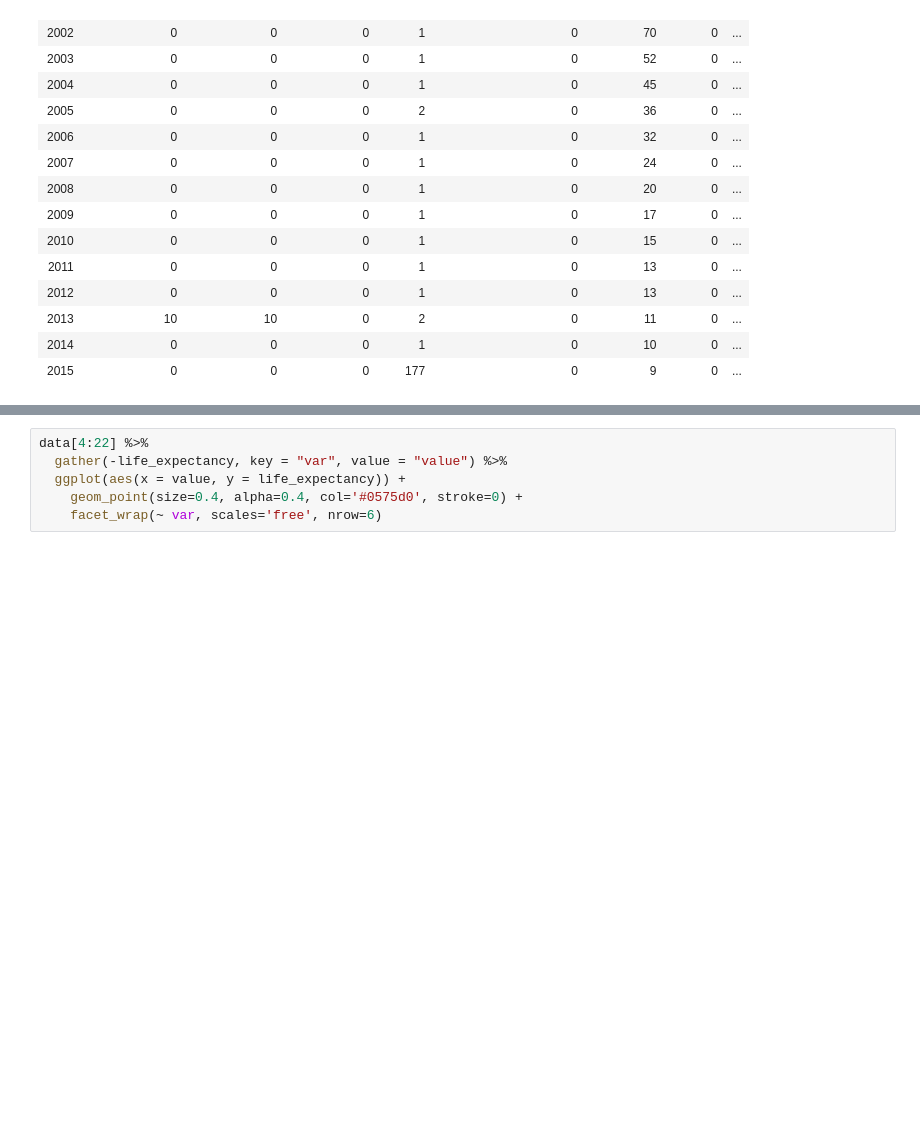
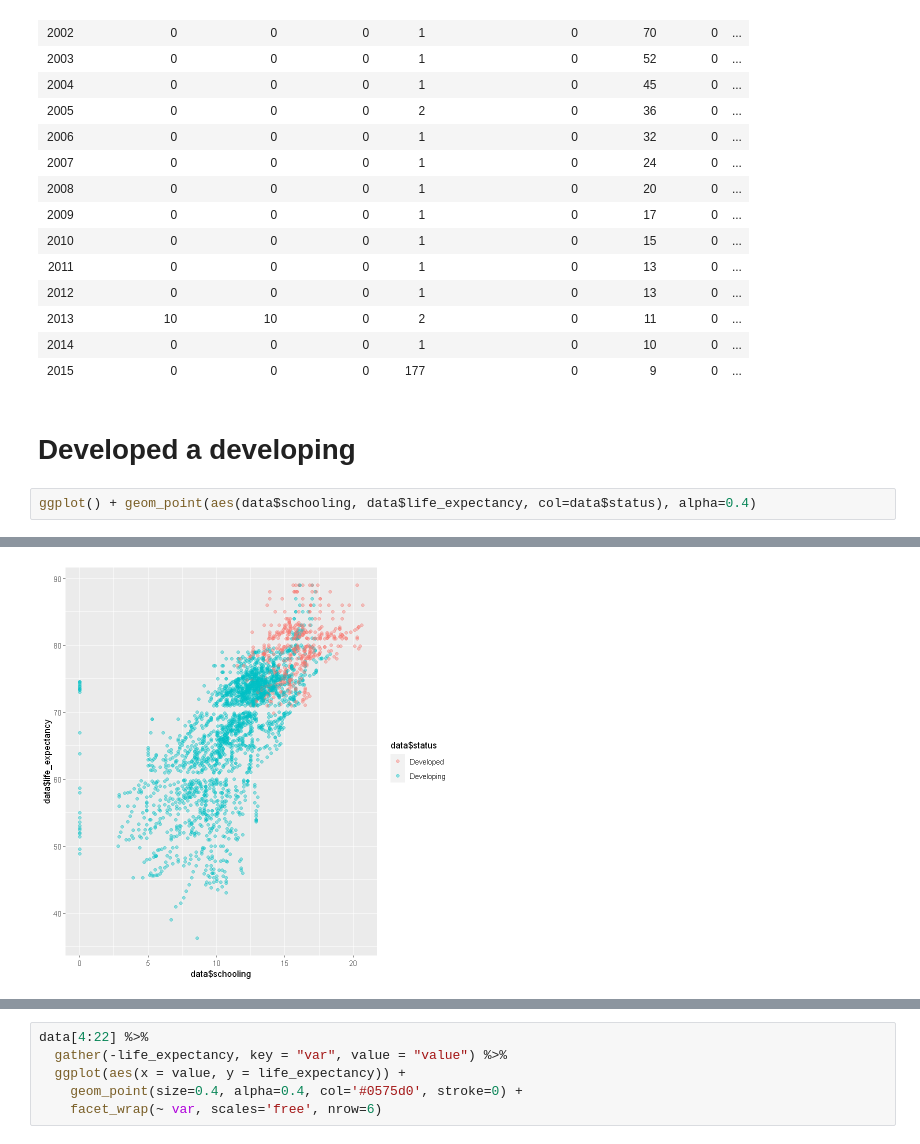
Before and after one commit to Szymex49/What_affects_life_expectancy-statistical_analysis, a Jupyter notebook: Malec.ipynb, the cells around one changed output, grey strips where cells are left out. Saved outputs shown, nothing was run; the diff lists cells and outputs as text; blank space fills up the shorter version.

Commit message:
developed

```diff
--- a/Malec.ipynb
+++ b/Malec.ipynb
@@ -73,3 +79,8 @@ A data.frame: 16 × 20
 | 2013 | 10 | 10 | 0 | 2 | 0 | 11 | 0 | ... |
 | 2014 | 0 | 0 | 0 | 1 | 0 | 10 | 0 | ... |
 | 2015 | 0 | 0 | 0 | 177 | 0 | 9 | 0 | ... |
+# %% [markdown]
+# Developed a developing
+# %%
+ggplot() + geom_point(aes(data$schooling, data$life_expectancy, col=data$status), alpha=0.4)
+# %% [output]
@@ -75,0 +89 @@ A data.frame: 16 × 20
+[figure, added]
```
Also changed, not shown: parts of 4 cells of this notebook, 1 other file.
